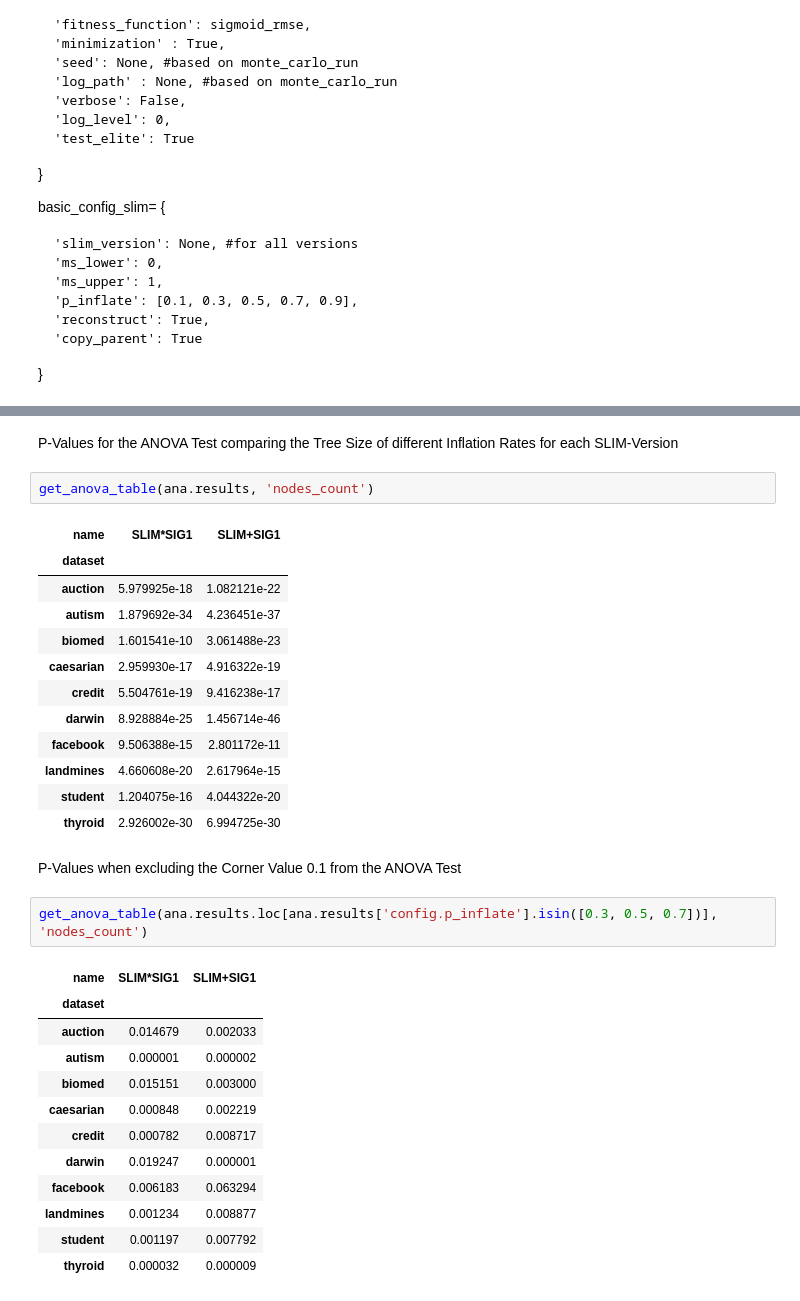
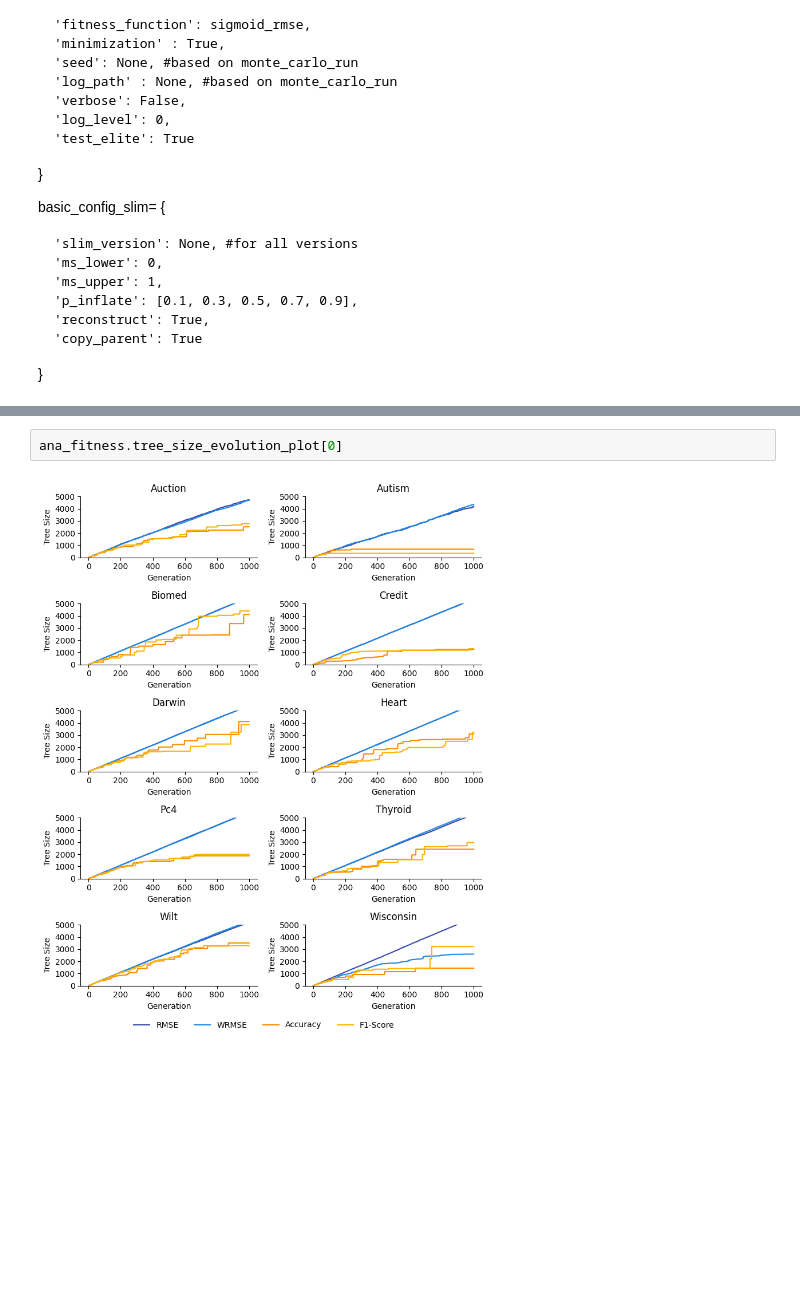
Before and after one commit to LeonDebatin/slim, a Jupyter notebook: mastero/experiments/RQ_Fitness/Fitness_analysis.ipynb, the cells around one changed output, grey strips where cells are left out. Saved outputs shown, nothing was run; the diff lists cells and outputs as text; blank space fills up the shorter version.

```diff
--- a/mastero/experiments/RQ_Fitness/Fitness_analysis.ipynb
+++ b/mastero/experiments/RQ_Fitness/Fitness_analysis.ipynb
@@ -220,34 +76,4 @@ get_aggregated_performance(ana.results, metric='nodes_count', agg='median')
-# %% [markdown]
-P-Values for the ANOVA Test comparing the Tree Size of different Inflation Rates for each SLIM-Version
-# %%
-get_anova_table(ana.results, 'nodes_count')
-# %% [output]
-| name | SLIM*SIG1 | SLIM+SIG1 |
-| dataset |  |  |
-| auction | 5.979925e-18 | 1.082121e-22 |
-| autism | 1.879692e-34 | 4.236451e-37 |
-| biomed | 1.601541e-10 | 3.061488e-23 |
-| caesarian | 2.959930e-17 | 4.916322e-19 |
-| credit | 5.504761e-19 | 9.416238e-17 |
-| darwin | 8.928884e-25 | 1.456714e-46 |
-| facebook | 9.506388e-15 | 2.801172e-11 |
-| landmines | 4.660608e-20 | 2.617964e-15 |
-| student | 1.204075e-16 | 4.044322e-20 |
-| thyroid | 2.926002e-30 | 6.994725e-30 |
-# %% [markdown]
-P-Values when excluding the Corner Value 0.1 from the ANOVA Test
-# %%
-get_anova_table(ana.results.loc[ana.results['config.p_inflate'].isin([0.3, 0.5, 0.7])], 'nodes_count')
-# %% [output]
-| name | SLIM*SIG1 | SLIM+SIG1 |
-| dataset |  |  |
-| auction | 0.014679 | 0.002033 |
-| autism | 0.000001 | 0.000002 |
-| biomed | 0.015151 | 0.003000 |
-| caesarian | 0.000848 | 0.002219 |
-| credit | 0.000782 | 0.008717 |
-| darwin | 0.019247 | 0.000001 |
-| facebook | 0.006183 | 0.063294 |
-| landmines | 0.001234 | 0.008877 |
-| student | 0.001197 | 0.007792 |
-| thyroid | 0.000032 | 0.000009 |
+# %%
+ana_fitness.tree_size_evolution_plot[0]
+# %% [output]
+[figure, added]
```
Also changed, not shown: parts of 22 cells of this notebook, 37 other files.
